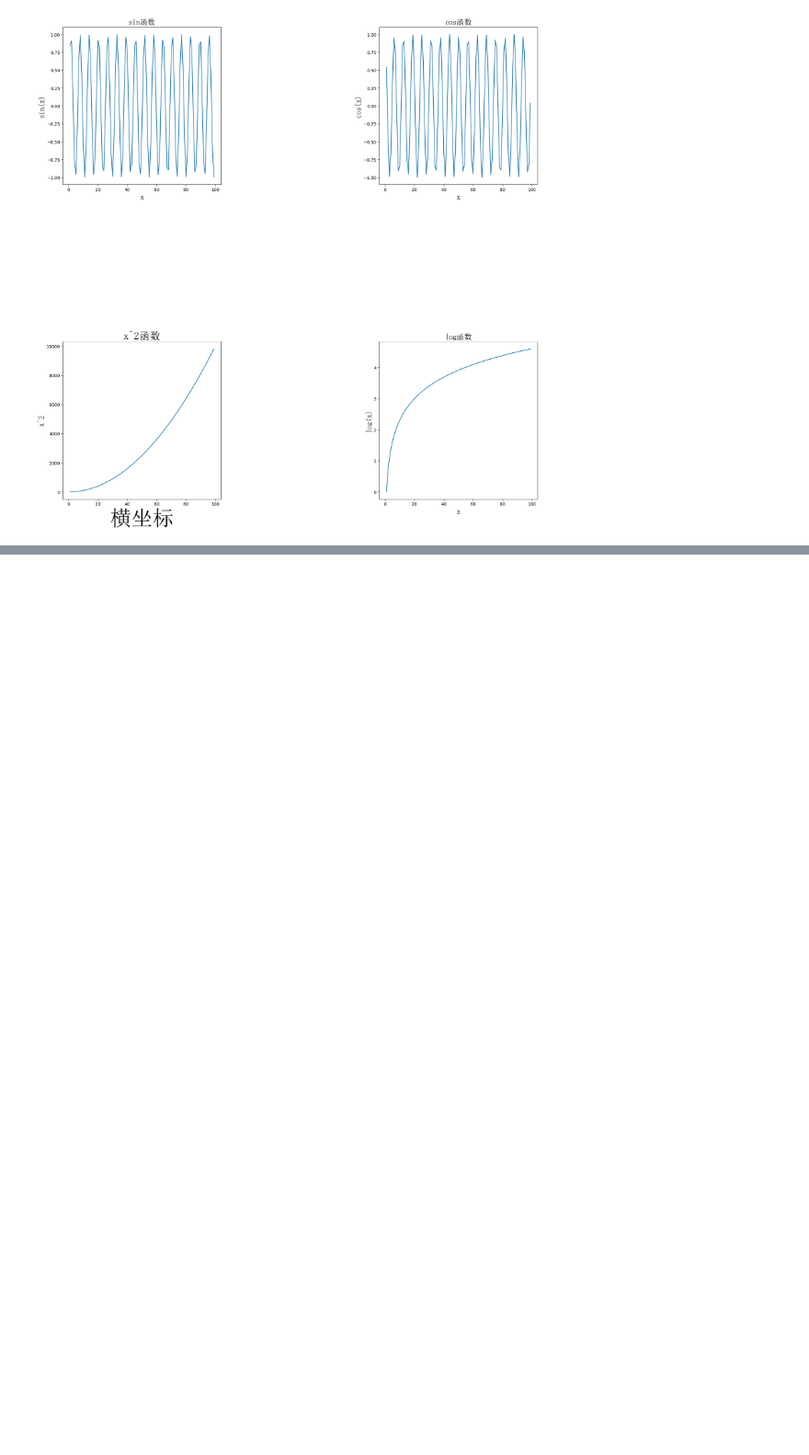
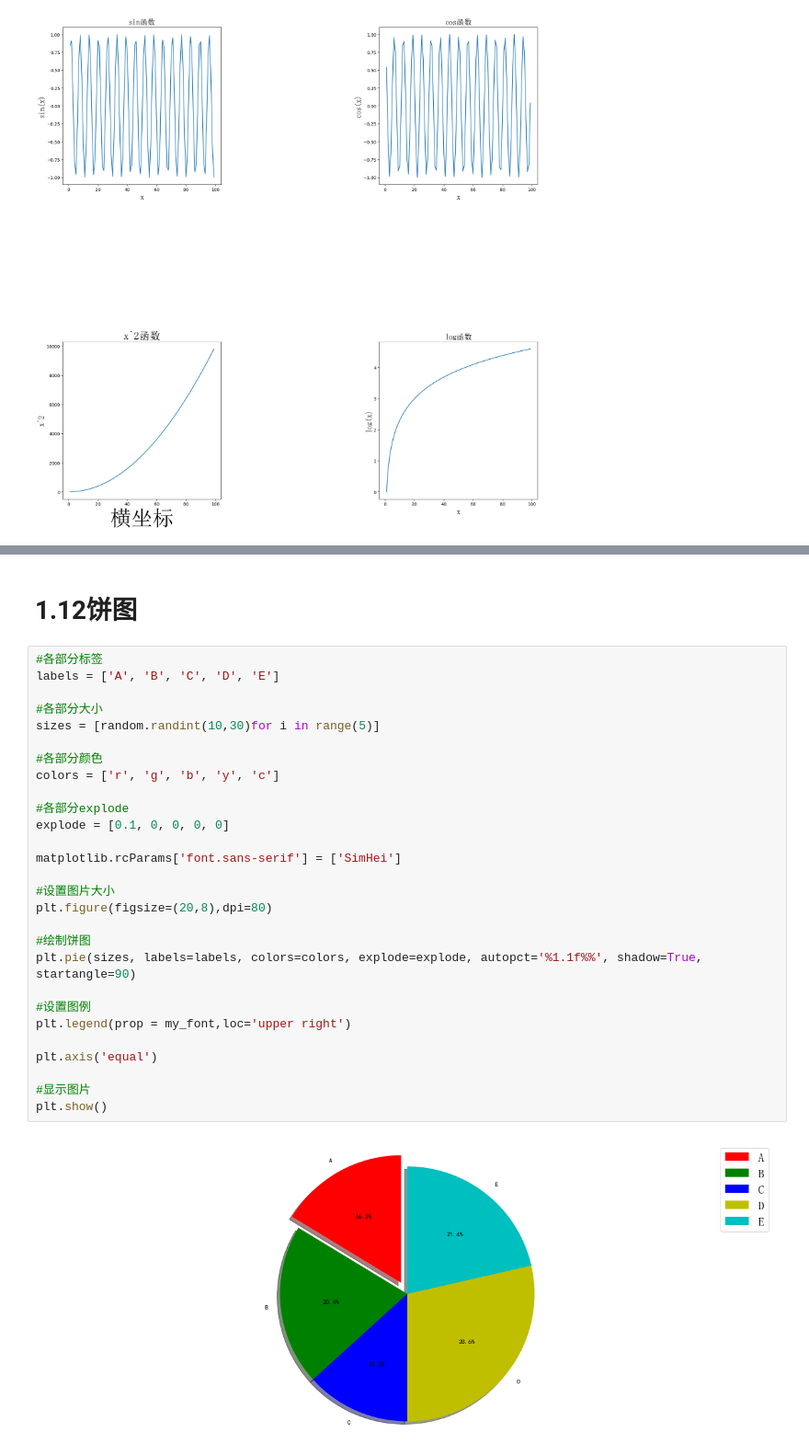
Before and after one commit to ghx0304/test, a Jupyter notebook: day11/draw.ipynb, the cells around one changed output, grey strips where cells are left out. Shown: that part at 92% size. Drawn from its saved outputs; the diff is of its cells as text; blank space fills up the shorter version.

```diff
--- a/day11/draw.ipynb
+++ b/day11/draw.ipynb
@@ -197,0 +287,32 @@ plt.show()
+# %% [markdown]
+# 1.12饼图
+# %%
+#各部分标签
+labels = ['A', 'B', 'C', 'D', 'E']
+
+#各部分大小
+sizes = [random.randint(10,30)for i in range(5)]
+
+#各部分颜色
+colors = ['r', 'g', 'b', 'y', 'c']
+
+#各部分explode
+explode = [0.1, 0, 0, 0, 0]
+
+matplotlib.rcParams['font.sans-serif'] = ['SimHei']
+
+#设置图片大小
+plt.figure(figsize=(20,8),dpi=80)
+
+#绘制饼图
+plt.pie(sizes, labels=labels, colors=colors, explode=explode, autopct='%1.1f%%', shadow=True, startangle=90)
+
+#设置图例
+plt.legend(prop = my_font,loc='upper right')
+
+plt.axis('equal')
+
+#显示图片
+plt.show()
+# %% [output]
+[figure, added]
```
Also changed, not shown: parts of 6 cells of this notebook.
